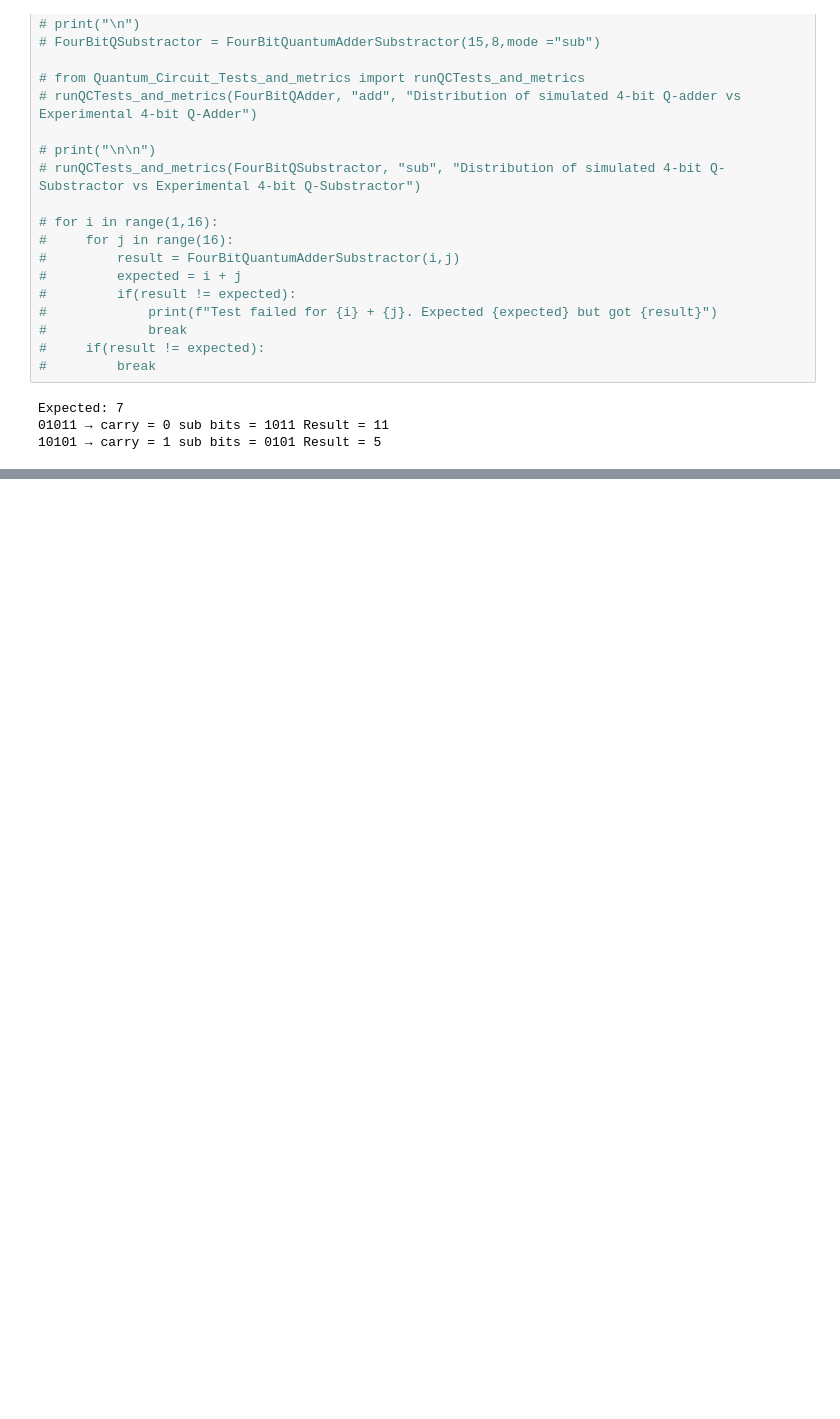
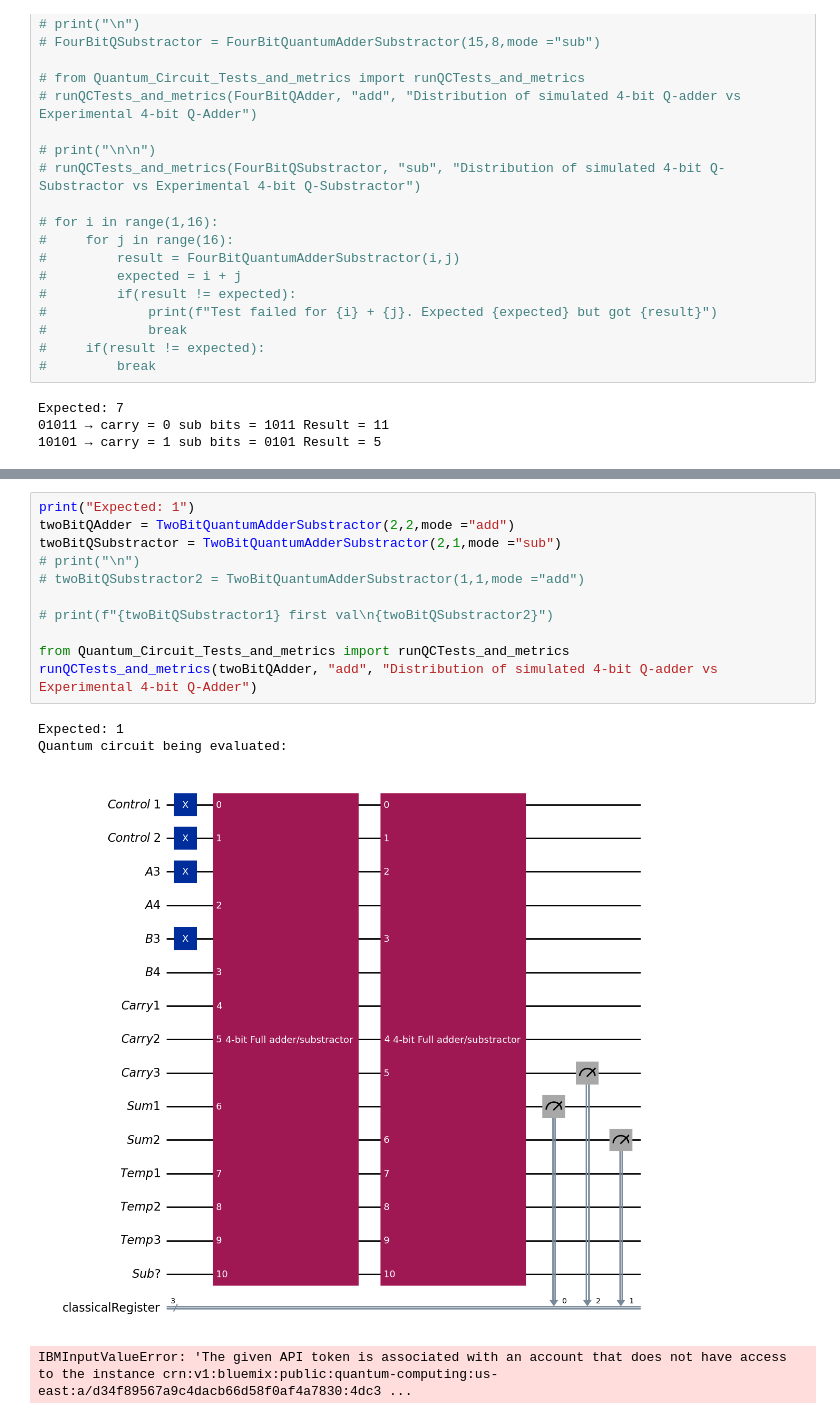
Before and after one commit to Chosen-Juan1/Quantum-computing-research, a Jupyter notebook: Quantum_Computing_Research_Tasks/Task_7_Arithmetic_adder_substractor_circuit.ipynb, the cells around one changed output, grey strips where cells are left out. Saved outputs shown, nothing was run; the diff lists cells and outputs as text; blank space fills up the shorter version.

Commit message:
made new adder/substractors that work with two bit numbers (plus carry)

```diff
--- a/Quantum_Computing_Research_Tasks/Task_7_Arithmetic_adder_substractor_circuit.ipynb
+++ b/Quantum_Computing_Research_Tasks/Task_7_Arithmetic_adder_substractor_circuit.ipynb
@@ -321,0 +507,16 @@ Expected: 7
+# %%
+print("Expected: 1")
+twoBitQAdder = TwoBitQuantumAdderSubstractor(2,2,mode ="add")
+twoBitQSubstractor = TwoBitQuantumAdderSubstractor(2,1,mode ="sub")
+# print("\n")
+# twoBitQSubstractor2 = TwoBitQuantumAdderSubstractor(1,1,mode ="add")
+
+# print(f"{twoBitQSubstractor1} first val\n{twoBitQSubstractor2}")
+
+from Quantum_Circuit_Tests_and_metrics import runQCTests_and_metrics
+runQCTests_and_metrics(twoBitQAdder, "add", "Distribution of simulated 4-bit Q-adder vs Experimental 4-bit Q-Adder")
+# %% [output]
+Expected: 1
+Quantum circuit being evaluated:
+[figure, added]
+IBMInputValueError: 'The given API token is associated with an account that does not have access to the instance crn:v1:bluemix:public:quantum-computing:us-east:a/d34f89567a9c4dacb66d58f0af4a7830:4dc3 ...
```
Also changed, not shown: parts of 1 cell of this notebook, 2 other files.
